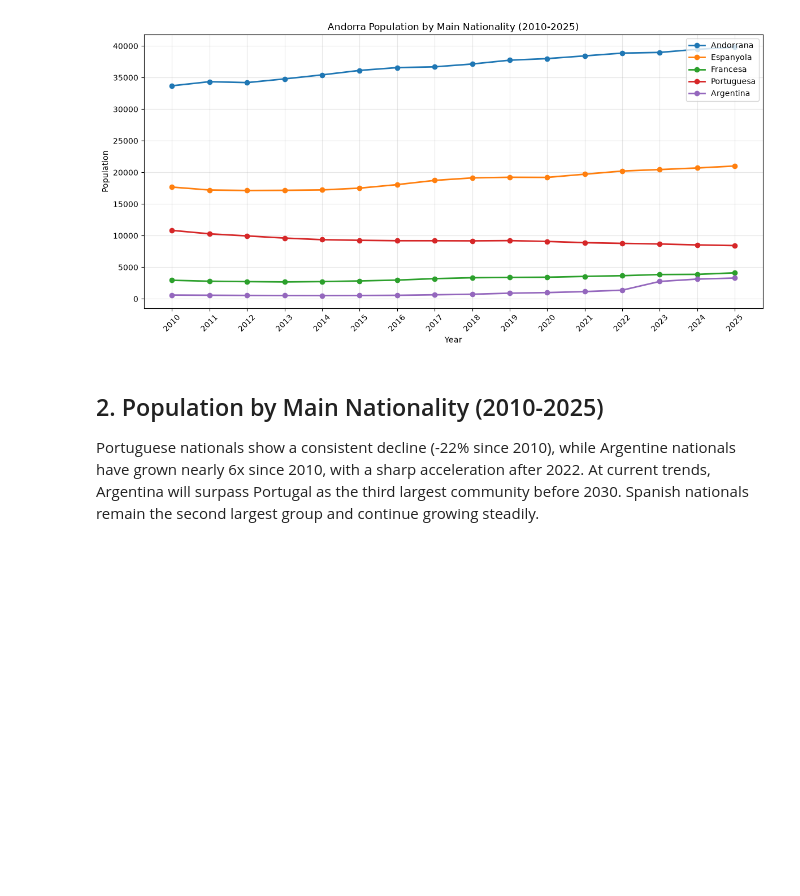
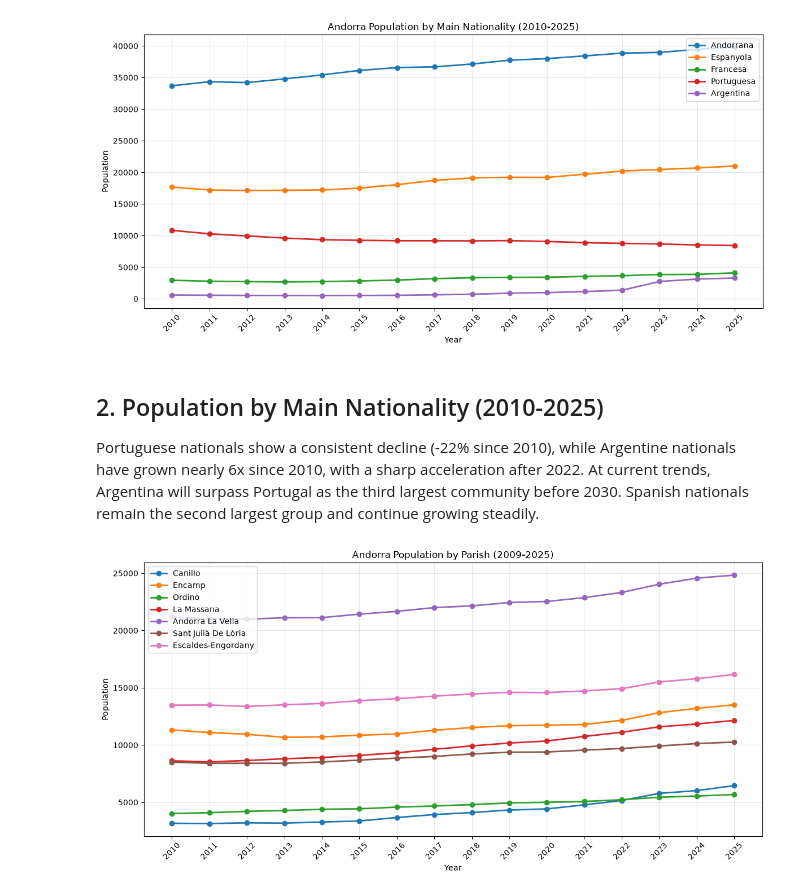
Before and after one commit to david-deluca/andorra-demographic-analysis, a Jupyter notebook: analysis.ipynb, the cells around one changed output. Drawn from its saved outputs; the diff is of its cells as text; code cells hidden in the pictures; blank space fills up the shorter version.

Commit message:
feat: add parish population evolution chart

```diff
--- a/analysis.ipynb
+++ b/analysis.ipynb
@@ -72,3 +72,27 @@ while Argentine nationals have grown nearly 6x since 2010,
 with a sharp acceleration after 2022. At current trends,
 Argentina will surpass Portugal as the third largest community before 2030.
 Spanish nationals remain the second largest group and continue growing steadily.
+# %%
+# Reshape parish data
+years_par = [col for col in df_parish.columns if col.isdigit()]
+
+# Clean parish names and remove TOTAL row
+df_parish['name'] = df_parish['Descripció'].str.replace('POBLACIÓ PER PARRÒQUIA. ', '', regex=False).str.title()
+df_parishes = df_parish[df_parish['name'] != 'Total'].copy()
+
+# Plot
+plt.figure(figsize=(12, 6))
+for _, row in df_parishes.iterrows():
+    values = row[years_par].astype(float).values
+    plt.plot(years_par, values, marker='o', linewidth=2, label=row['name'])
+
+plt.title("Andorra Population by Parish (2009-2025)")
+plt.xlabel("Year")
+plt.ylabel("Population")
+plt.legend(loc='upper left')
+plt.grid(alpha=0.3)
+plt.xticks(rotation=45)
+plt.tight_layout()
+plt.show()
+# %% [output]
+[figure, added]
```
Also changed, not shown: parts of 1 cell of this notebook.
